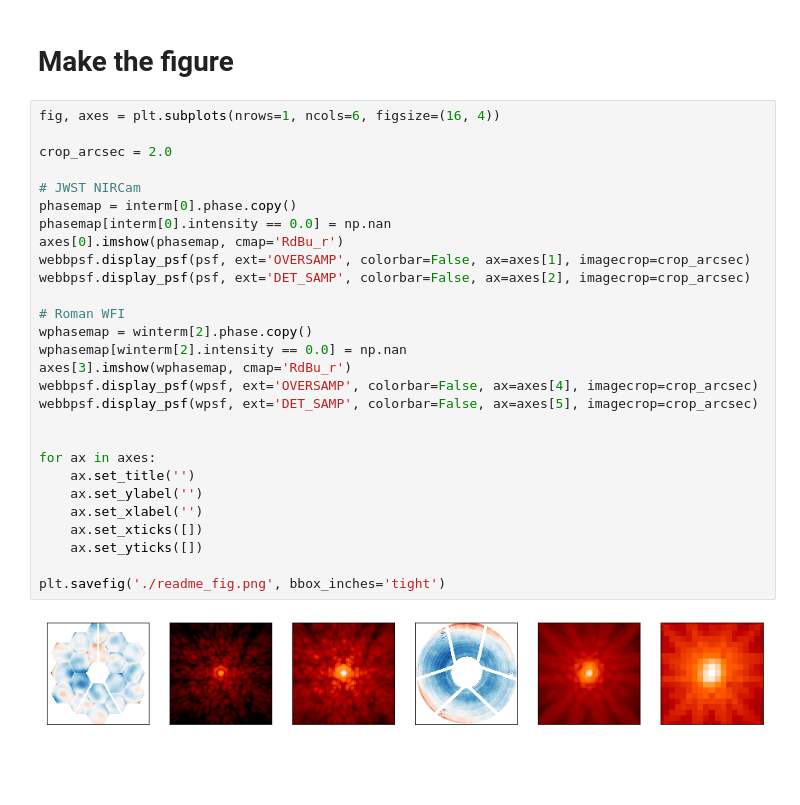
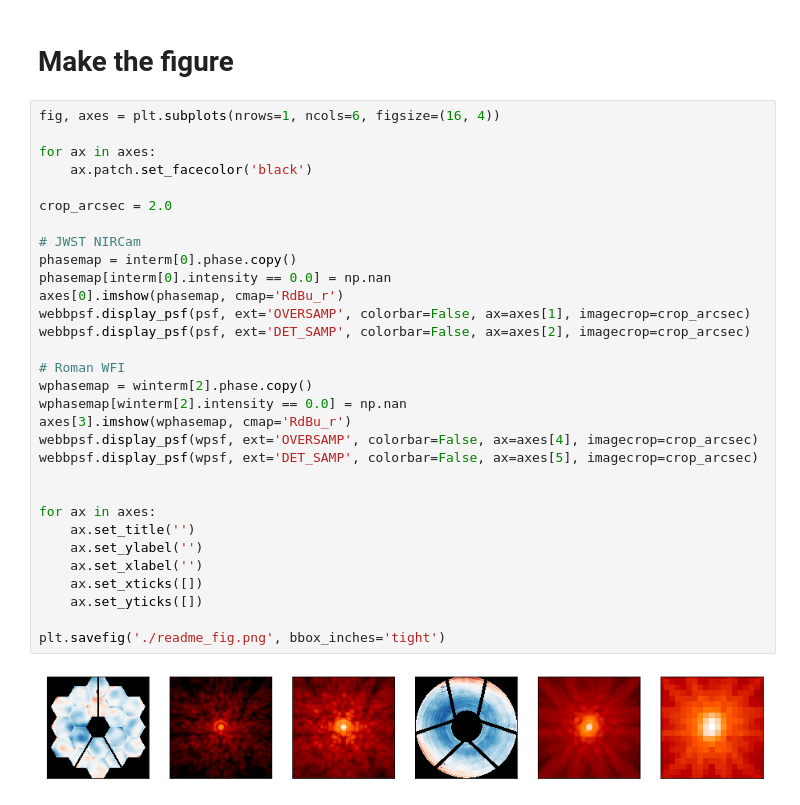
Before and after one commit to spacetelescope/webbpsf, a Jupyter notebook: docs/README figure.ipynb, the cells around one changed output. Cells and saved outputs as stored; diff of their text form; blank space fills up the shorter version.

Commit message:
update readme image and notebook

```diff
--- a/docs/README figure.ipynb
+++ b/docs/README figure.ipynb
@@ -102,31 +107,34 @@ wpsf, winterm = wfi.calc_psf(display=True, return_intermediates=True)
 # Make the figure
 # %%
 fig, axes = plt.subplots(nrows=1, ncols=6, figsize=(16, 4))
+
+for ax in axes:
+    ax.patch.set_facecolor('black')
 
 crop_arcsec = 2.0
 
 # JWST NIRCam
 phasemap = interm[0].phase.copy()
 phasemap[interm[0].intensity == 0.0] = np.nan
 axes[0].imshow(phasemap, cmap='RdBu_r')
 webbpsf.display_psf(psf, ext='OVERSAMP', colorbar=False, ax=axes[1], imagecrop=crop_arcsec)
 webbpsf.display_psf(psf, ext='DET_SAMP', colorbar=False, ax=axes[2], imagecrop=crop_arcsec)
 
 # Roman WFI
 wphasemap = winterm[2].phase.copy()
 wphasemap[winterm[2].intensity == 0.0] = np.nan
 axes[3].imshow(wphasemap, cmap='RdBu_r')
 webbpsf.display_psf(wpsf, ext='OVERSAMP', colorbar=False, ax=axes[4], imagecrop=crop_arcsec)
 webbpsf.display_psf(wpsf, ext='DET_SAMP', colorbar=False, ax=axes[5], imagecrop=crop_arcsec)
 
 
 for ax in axes:
     ax.set_title('')
     ax.set_ylabel('')
     ax.set_xlabel('')
     ax.set_xticks([])
     ax.set_yticks([])
 
 plt.savefig('./readme_fig.png', bbox_inches='tight')
 # %% [output]
-[figure, old version]
+[figure, new version]
```
Also changed, not shown: parts of 3 cells of this notebook, 1 other file.
